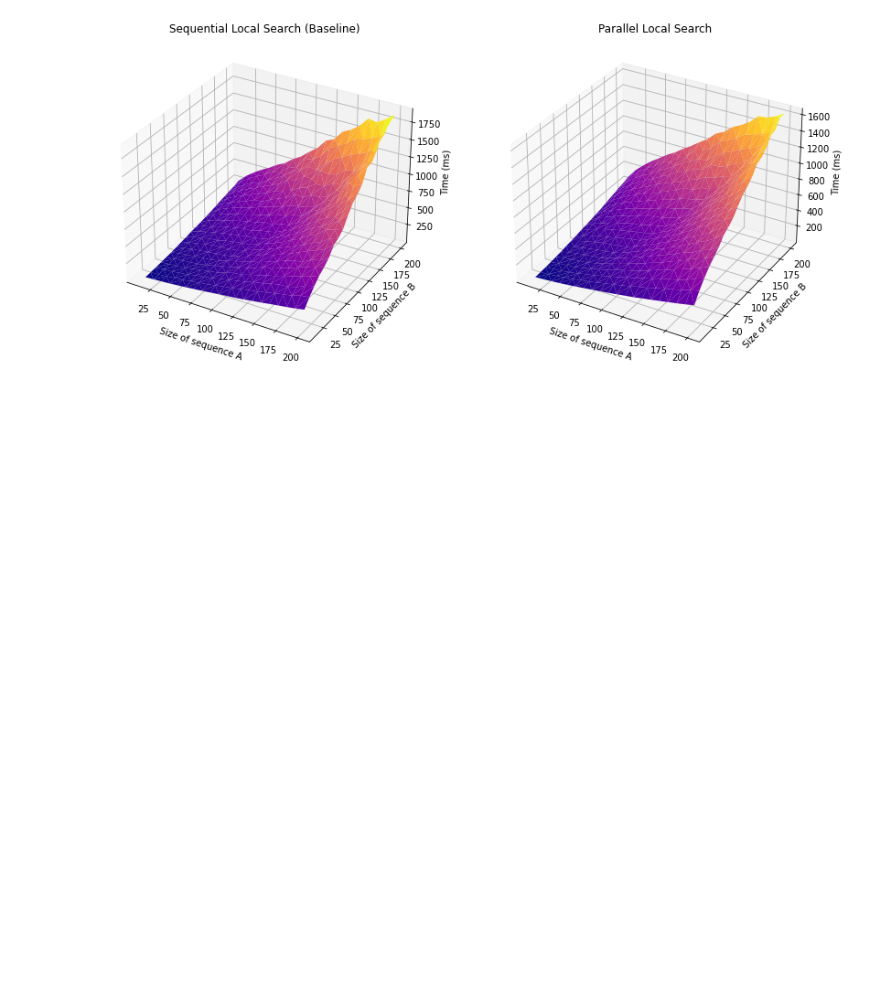
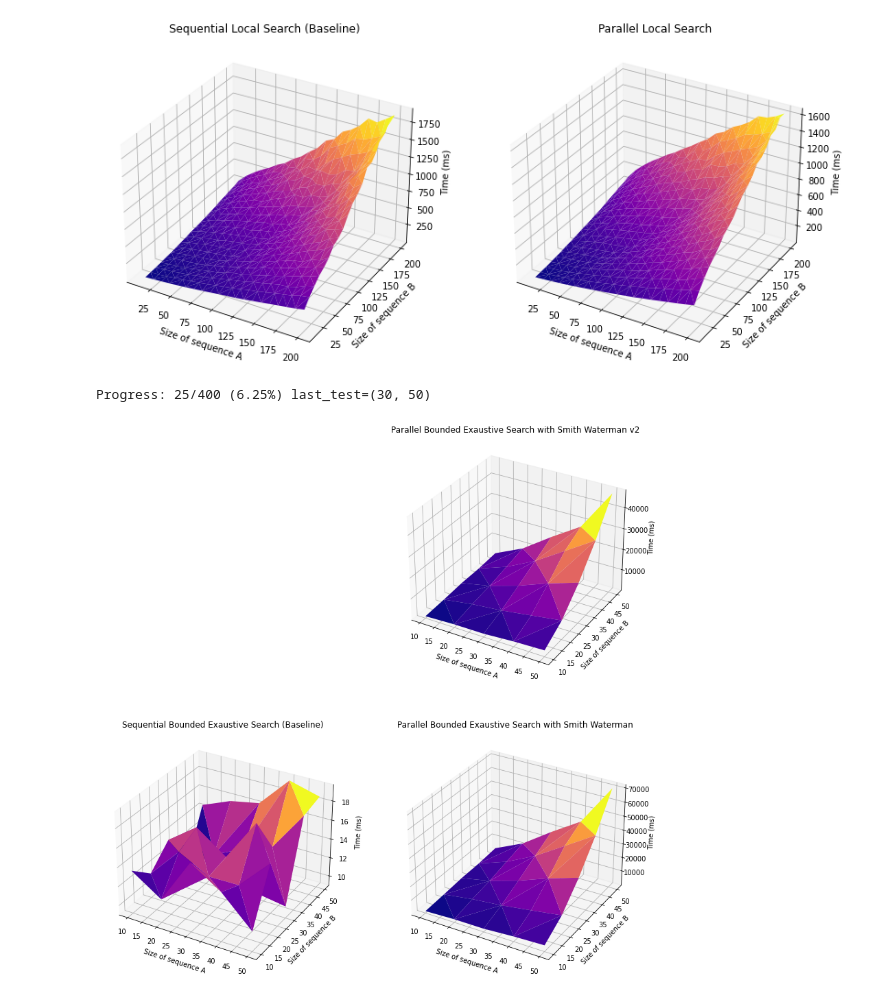
Before and after one commit to CEDipEngineering/Supercomp, a Jupyter notebook: DNAProject/analyser.ipynb, the cells around one changed output. Drawn from its saved outputs; the diff is of its cells as text; code cells hidden in the pictures; blank space fills up the shorter version.

```diff
--- a/DNAProject/analyser.ipynb
+++ b/DNAProject/analyser.ipynb
@@ -293,7 +289,7 @@ ax.set_title('Parallel Local Search');
 # %% [output]
 [figure]
 # %%
-exe = ['Sequential/BoundedExaustiveSearch/main', 'Parallel/GPU/main']
+exe = ['Sequential/BoundedExaustiveSearch/main', 'Parallel/GPU/main', 'Parallel/GPU2/main']
 
 try:
     with open('cache_par_gpu.pickle', 'rb') as f:
@@ -311,8 +307,9 @@ except Exception:
         size_b = int(size_b)
         sub_list = []
         repeats = 3
-        if size_a > 50 or size_b > 50:
-            continue
+        if exe != 'Parallel/GPU2/main':
+            if size_a > 50 or size_b > 50:
+                continue
         for ex in exe:
             for _ in range(repeats):
                 start=time.perf_counter()
@@ -326,6 +323,8 @@ except Exception:
         print(f"\rProgress: {progress}/{len(test_list)} ({100*progress/len(test_list):.02f}%) last_test=({size_a}, {size_b})", end='\r')
     with open('cache_par_gpu.pickle', 'wb') as f:
         pickle.dump(time_dict, f)
+# %% [output]
+Progress: 25/400 (6.25%) last_test=(30, 50)
 # %%
 # Sequential Search
 experiment_list = list(map(lambda x: x.__dict__ ,time_dict['Sequential/BoundedExaustiveSearch/main']))
@@ -334,30 +333,49 @@ congregated = {}
 for k in list(experiment_list[0]):
     congregated[k] = []
 for d in experiment_list:
     for k,v in d.items():
         congregated[k].append(v)
 df = pd.DataFrame(congregated).sort_values('time',ascending=False).reset_index().drop('index', axis=1)
 fig = plt.figure(figsize=(14,29))
 ax = fig.add_subplot(121, projection='3d')
 ax.plot_trisurf(df['size_a'], df['size_b'], df['time'], cmap='plasma')
 ax.set_xlabel('Size of sequence A')
 ax.set_ylabel('Size of sequence B')
 ax.set_zlabel('Time (ms)')
 ax.set_title('Sequential Bounded Exaustive Search (Baseline)')
 
 # Parallel Search
 experiment_list = list(map(lambda x: x.__dict__ ,time_dict['Parallel/GPU/main']))
 experiment_list
 congregated = {}
 for k in list(experiment_list[0]):
     congregated[k] = []
 for d in experiment_list:
     for k,v in d.items():
         congregated[k].append(v)
 df = pd.DataFrame(congregated).sort_values('time',ascending=False).reset_index().drop('index', axis=1)
 ax = fig.add_subplot(122, projection='3d')
 ax.plot_trisurf(df['size_a'], df['size_b'], df['time'], cmap='plasma')
 ax.set_xlabel('Size of sequence A')
 ax.set_ylabel('Size of sequence B')
 ax.set_zlabel('Time (ms)')
 ax.set_title('Parallel Bounded Exaustive Search with Smith Waterman');
+
+# Parallel Search
+experiment_list = list(map(lambda x: x.__dict__ ,time_dict['Parallel/GPU2/main']))
+experiment_list
+congregated = {}
+for k in list(experiment_list[0]):
+    congregated[k] = []
+for d in experiment_list:
+    for k,v in d.items():
+        congregated[k].append(v)
+df = pd.DataFrame(congregated).sort_values('time',ascending=False).reset_index().drop('index', axis=1)
+ax = fig.add_subplot(222, projection='3d')
+ax.plot_trisurf(df['size_a'], df['size_b'], df['time'], cmap='plasma')
+ax.set_xlabel('Size of sequence A')
+ax.set_ylabel('Size of sequence B')
+ax.set_zlabel('Time (ms)')
+ax.set_title('Parallel Bounded Exaustive Search with Smith Waterman v2');
+# %% [output]
+[figure, added]
```
Also changed, not shown: parts of 2 cells of this notebook, 8 other files.
